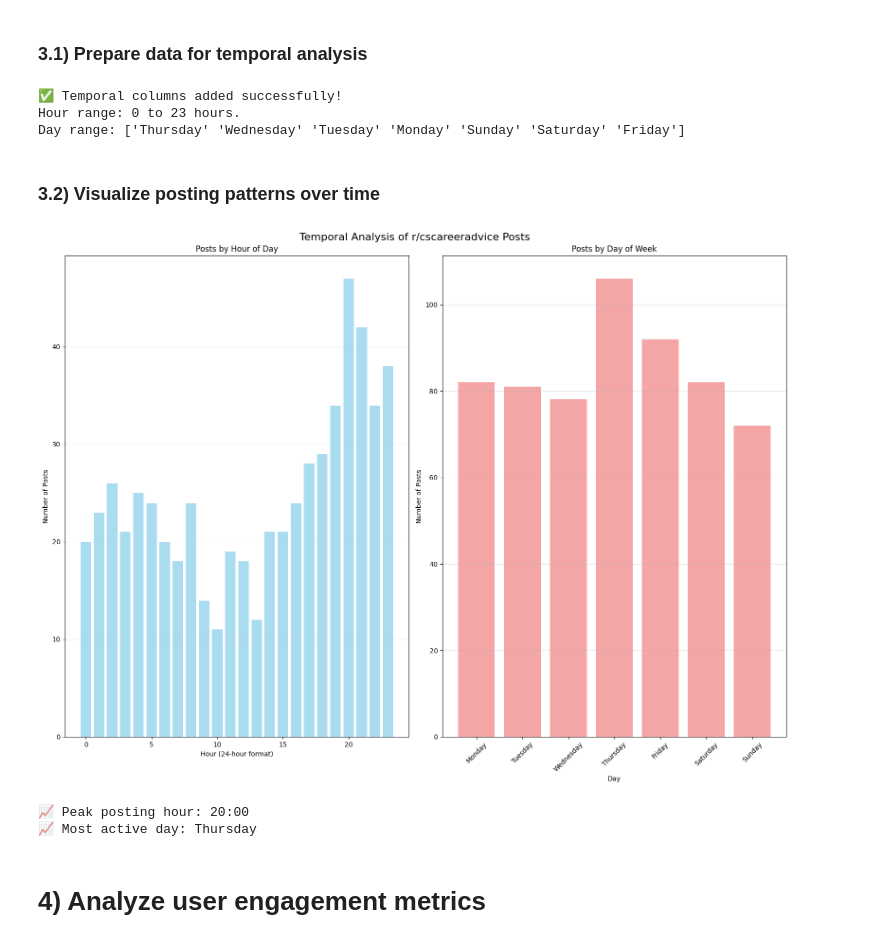
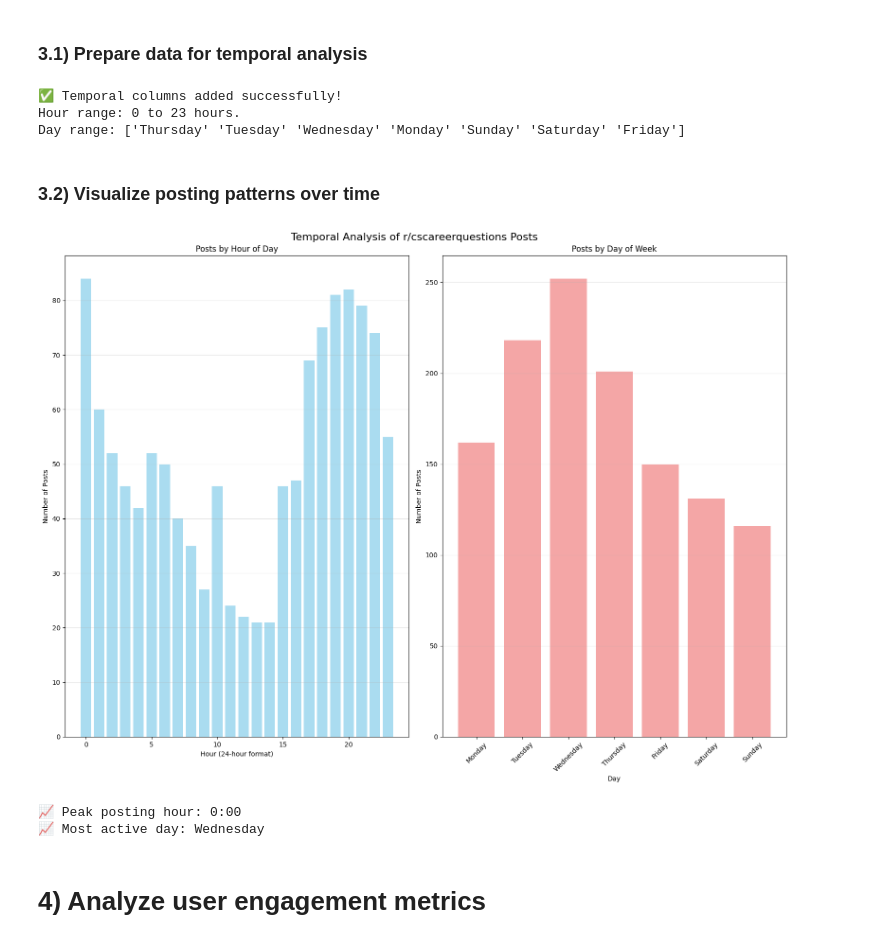
Before and after one commit to salahuddin212/r-cscareerquestions_-EDA, a Jupyter notebook: main.ipynb, the cells around one changed output. Drawn from its saved outputs; the diff is of its cells as text; code cells hidden in the pictures.

Commit message:
updated main code so it include only the r/careerquestions subreddit posts

```diff
--- a/main.ipynb
+++ b/main.ipynb
@@ -129,10 +129,10 @@ def extract_post_data(post):
     }
 
 
-def extract_posts_from_subreddit(limit=10_000, time_filter='all'):
-    print(f"🔍 Extracting posts from r/cscareeradvice...")
+def extract_posts_from_subreddit(limit=10_000, time_filter='year'):
+    print(f"🔍 Extracting posts from r/cscareerquestions...")
 
-    subreddit = reddit.subreddit('cscareeradvice')
+    subreddit = reddit.subreddit('cscareerquestions')
     posts_data = []
 
     posts_per_category = limit // 3
@@ -176,7 +176,7 @@ print("✅ Data extraction functions defined!")
 ### 2.2) Run the data extraction
 # %%
 # Extract posts
-posts_df = extract_posts_from_subreddit(limit=10_000, time_filter='all')
+posts_df = extract_posts_from_subreddit(limit=10_000, time_filter='year')
 
 if posts_df is not None and len(posts_df) > 0:
     print(f"\n📊 Dataset created successfully!")
@@ -278,47 +278,47 @@ if posts_df is not None and len(posts_df) > 0:
 # %% [output]
 ✅ Temporal columns added successfully!
 Hour range: 0 to 23 hours.
-Day range: ['Thursday' 'Wednesday' 'Tuesday' 'Monday' 'Sunday' 'Saturday' 'Friday']
+Day range: ['Thursday' 'Tuesday' 'Wednesday' 'Monday' 'Sunday' 'Saturday' 'Friday']
 # %% [markdown]
 ### 3.2) Visualize posting patterns over time
 # %%
 if posts_df is not None and len(posts_df) > 0:
     fig, axes = plt.subplots(1, 2, figsize=(16, 12))
-    fig.suptitle('Temporal Analysis of r/cscareeradvice Posts', fontsize=16)
+    fig.suptitle('Temporal Analysis of r/cscareerquestions Posts', fontsize=16)
 
     # Posts by hour of day
     hourly_counts = posts_df['hour'].value_counts().sort_index()
     axes[0].bar(hourly_counts.index, hourly_counts.values, color='skyblue', alpha=0.7)
     axes[0].set_title('Posts by Hour of Day')
     axes[0].set_xlabel('Hour (24-hour format)')
     axes[0].set_ylabel('Number of Posts')
     axes[0].grid(axis='y', alpha=0.3)
 
     # Posts by day of week
     day_order = ['Monday', 'Tuesday', 'Wednesday', 'Thursday', 'Friday', 'Saturday', 'Sunday']
     daily_counts = posts_df['day_of_week'].value_counts().reindex(day_order)
     axes[1].bar(range(len(daily_counts)), daily_counts.values, color='lightcoral', alpha=0.7)
     axes[1].set_title('Posts by Day of Week')
     axes[1].set_xlabel('Day')
     axes[1].set_ylabel('Number of Posts')
     axes[1].set_xticks(range(len(day_order)))
     axes[1].set_xticklabels(day_order, rotation=45)
     axes[1].grid(axis='y', alpha=0.3)
 
 
 
     plt.tight_layout()
     plt.show()
 
     # Print insights
     peak_hour = posts_df['hour'].mode()[0]
     peak_day = posts_df['day_of_week'].mode()[0]
     print(f"📈 Peak posting hour: {peak_hour}:00")
     print(f"📈 Most active day: {peak_day}")
 # %% [output]
-[figure, old version]
+[figure, new version]
-📈 Peak posting hour: 20:00
-📈 Most active day: Thursday
+📈 Peak posting hour: 0:00
+📈 Most active day: Wednesday
 # %% [markdown]
 # 4) Analyze user engagement metrics
 # %% [markdown]
```
Also changed, not shown: parts of 15 cells of this notebook, 4 other files.
